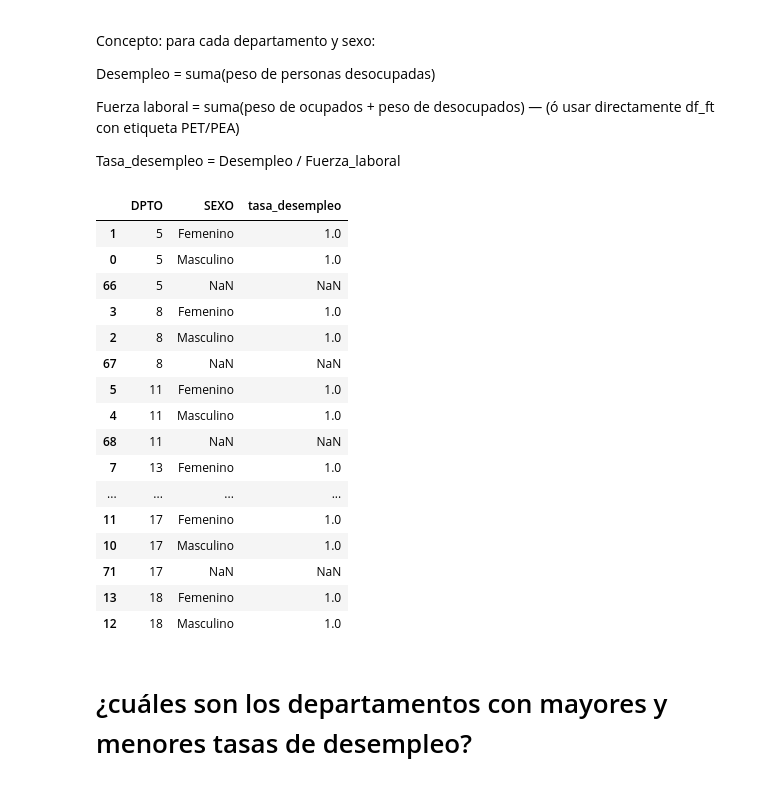
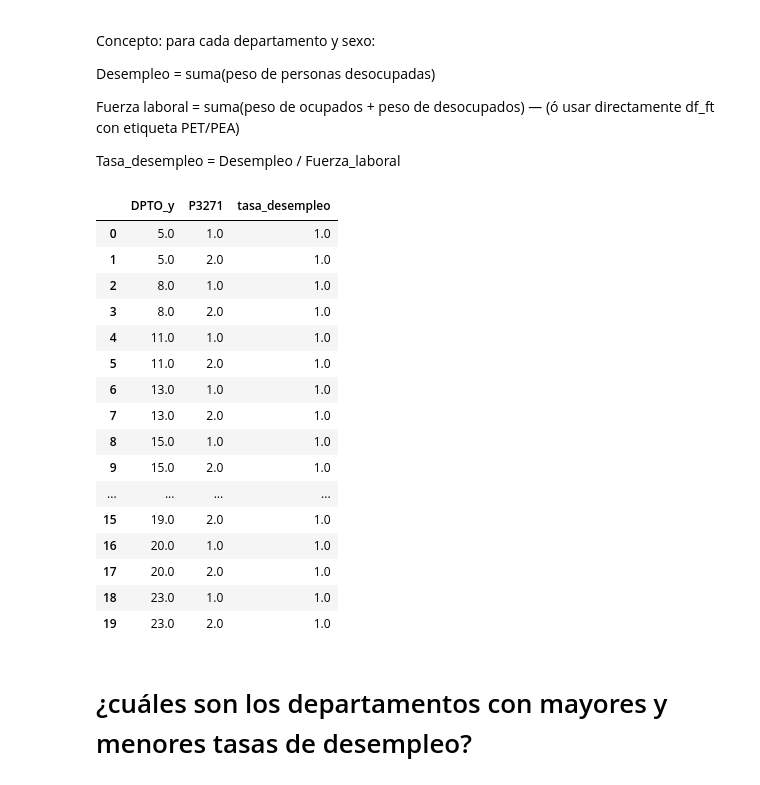
Before and after one commit to KHNdeaf/Repositorio-electiva, a Jupyter notebook: talleres/Taller_GEIH_2025_.ipynb, the cells around one changed output. Drawn from its saved outputs; the diff is of its cells as text; code cells hidden in the pictures.

```diff
--- a/talleres/Taller_GEIH_2025_.ipynb
+++ b/talleres/Taller_GEIH_2025_.ipynb
@@ -412,62 +412,47 @@ Fuerza laboral = suma(peso de ocupados + peso de desocupados) — (ó usar direc
 
 Tasa_desempleo = Desempleo / Fuerza_laboral
 # %%
-# Identify common columns for merging
-# Based on previous merges, common columns likely include:
-# 'PERIODO', 'MES', 'PER', 'DIRECTORIO', 'SECUENCIA_P', 'ORDEN', 'HOGAR', 'REGIS', 'AREA', 'CLASE', 'DPTO'
-common_cols_subset = ['DIRECTORIO', 'SECUENCIA_P', 'ORDEN', 'HOGAR'] # Use a subset for merging efficiency
+# Merge df_cgsse with df_ocupados and df_desocupados to get sex and department information
+df_ocupados_merged = pd.merge(df_ocupados, df_cgsse[['DIRECTORIO', 'SECUENCIA_P', 'ORDEN', 'DPTO', 'P3271']], on=['DIRECTORIO', 'SECUENCIA_P', 'ORDEN'], how='left')
+df_desocupados_merged = pd.merge(df_desocupados, df_cgsse[['DIRECTORIO', 'SECUENCIA_P', 'ORDEN', 'DPTO', 'P3271']], on=['DIRECTORIO', 'SECUENCIA_P', 'ORDEN'], how='left')
 
-# Merge df_ocupados with df_cgsse to get P3271 and FEX_C18
-df_ocupados_merged = pd.merge(df_ocupados, df_cgsse[['DIRECTORIO', 'SECUENCIA_P', 'ORDEN', 'HOGAR', 'P3271', 'FEX_C18']],
-                             on=common_cols_subset, how='left')
+# Asegúrate que en df_desocupados cada fila representa una persona desocupada y tiene FEX_C18 and SEXO, DPTO.
+# Y que df_ocupados contiene ocupados con FEX_C18, SEXO, DPTO.
 
-# Merge df_desocupados with df_cgsse to get P3271 and FEX_C18
-df_desocupados_merged = pd.merge(df_desocupados, df_cgsse[['DIRECTORIO', 'SECUENCIA_P', 'ORDEN', 'HOGAR', 'P3271', 'FEX_C18']],
-                                on=common_cols_subset, how='left')
+# Renombrar columna sexo si fuese P6020 u otro:
+# df_ocupados['SEXO'] = df_ocupados['P6020']  # ejemplo
 
-# Sum weights for unemployed by depto and sex
-# Use FEX_C18_y from the merged dataframe (assuming this is FEX_C18 from df_cgsse)
-des_peso = df_desocupados_merged.groupby(['DPTO','P3271'], dropna=False)['FEX_C18_y'].sum().rename('des_peso')
+# Sumar pesos por depto and sexo
+des_peso = df_desocupados_merged.groupby(['DPTO_y','P3271'], dropna=False)['FEX_C18'].sum().rename('des_peso')
+ocup_peso = df_ocupados_merged.groupby(['DPTO_y','P3271'], dropna=False)['FEX_C18'].sum().rename('ocup_peso')
 
-# Sum weights for occupied by depto and sex
-# Use FEX_C18_y from the merged dataframe
-ocup_peso = df_ocupados_merged.groupby(['DPTO','P3271'], dropna=False)['FEX_C18_y'].sum().rename('ocup_peso')
-
-
-# Unir y calcular
+# Unir and calcular
 tasa_df = pd.concat([des_peso, ocup_peso], axis=1).fillna(0)
 tasa_df['fuerza_peso'] = tasa_df['des_peso'] + tasa_df['ocup_peso']
 tasa_df['tasa_desempleo'] = tasa_df['des_peso'] / tasa_df['fuerza_peso']
 tasa_df = tasa_df.reset_index()
 
-# Rename the P3271 column to SEXO for clarity in the output
-tasa_df = tasa_df.rename(columns={'P3271': 'SEXO'})
-
-# Show gender labels instead of codes (1=Masculino, 2=Femenino)
-tasa_df['SEXO'] = tasa_df['SEXO'].replace({1: 'Masculino', 2: 'Femenino'})
-
-
-# Mostrar resultados ordenados por departamento and sex
-tasa_df_sorted = tasa_df.sort_values(['DPTO','SEXO'])
-display(tasa_df_sorted[['DPTO','SEXO','tasa_desempleo']].head(20))
+# Mostrar resultados ordenados por departamento and sexo
+tasa_df_sorted = tasa_df.sort_values(['DPTO_y','P3271'])
+tasa_df_sorted[['DPTO_y','P3271','tasa_desempleo']].head(20)
 # %% [output]
-|  | DPTO | SEXO | tasa_desempleo |
-| 1 | 5 | Femenino | 1.0 |
-| 0 | 5 | Masculino | 1.0 |
-| 66 | 5 | NaN | NaN |
-| 3 | 8 | Femenino | 1.0 |
-| 2 | 8 | Masculino | 1.0 |
-| 67 | 8 | NaN | NaN |
-| 5 | 11 | Femenino | 1.0 |
-| 4 | 11 | Masculino | 1.0 |
-| 68 | 11 | NaN | NaN |
-| 7 | 13 | Femenino | 1.0 |
+|  | DPTO_y | P3271 | tasa_desempleo |
+| 0 | 5.0 | 1.0 | 1.0 |
+| 1 | 5.0 | 2.0 | 1.0 |
+| 2 | 8.0 | 1.0 | 1.0 |
+| 3 | 8.0 | 2.0 | 1.0 |
+| 4 | 11.0 | 1.0 | 1.0 |
+| 5 | 11.0 | 2.0 | 1.0 |
+| 6 | 13.0 | 1.0 | 1.0 |
+| 7 | 13.0 | 2.0 | 1.0 |
+| 8 | 15.0 | 1.0 | 1.0 |
+| 9 | 15.0 | 2.0 | 1.0 |
 | ... | ... | ... | ... |
-| 11 | 17 | Femenino | 1.0 |
-| 10 | 17 | Masculino | 1.0 |
-| 71 | 17 | NaN | NaN |
-| 13 | 18 | Femenino | 1.0 |
-| 12 | 18 | Masculino | 1.0 |
+| 15 | 19.0 | 2.0 | 1.0 |
+| 16 | 20.0 | 1.0 | 1.0 |
+| 17 | 20.0 | 2.0 | 1.0 |
+| 18 | 23.0 | 1.0 | 1.0 |
+| 19 | 23.0 | 2.0 | 1.0 |
 # %% [markdown]
 # ¿cuáles son los departamentos con mayores y menores tasas de desempleo?
 # %%
```
Also changed, not shown: parts of 14 cells of this notebook.
